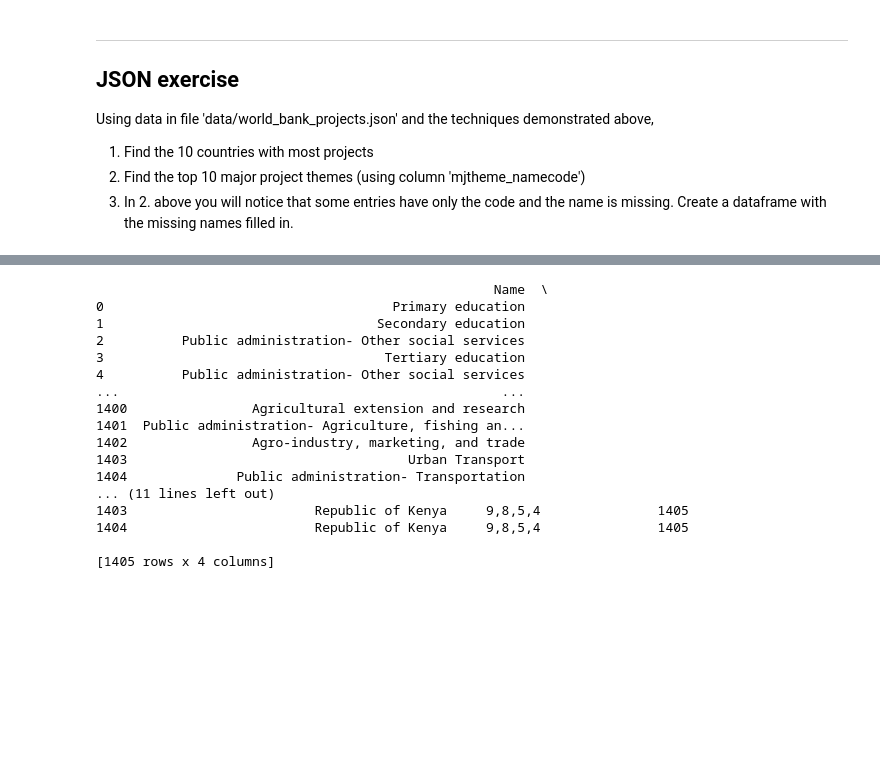
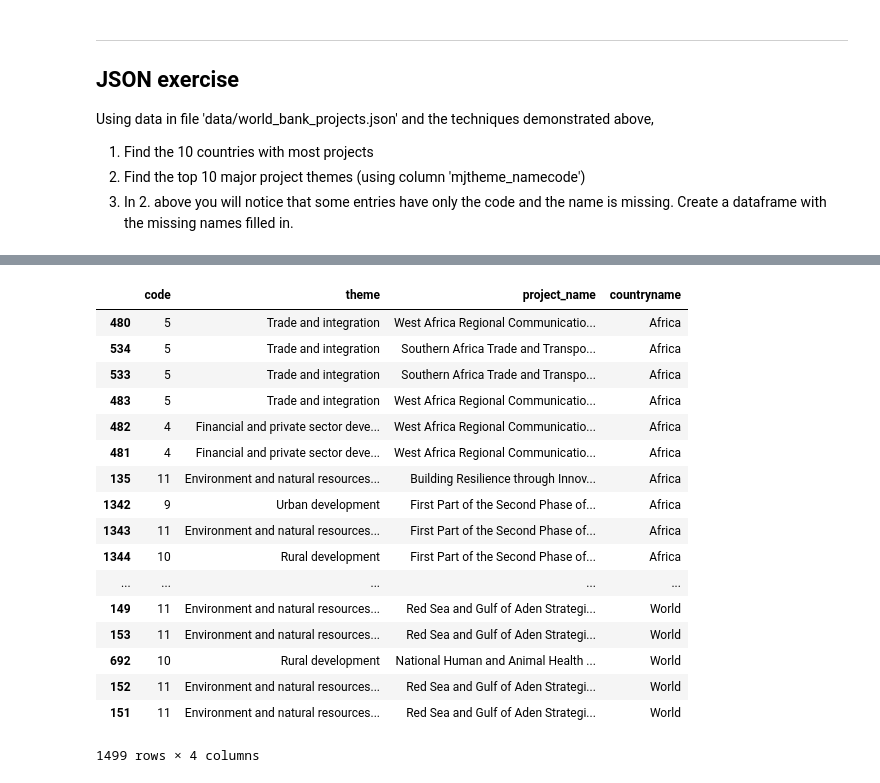
Before and after one commit to khtaho/Springboard, a Jupyter notebook: sliderule_dsi_json_exercise.ipynb, the cells around one changed output, grey strips where cells are left out. Saved outputs shown, nothing was run; the diff lists cells and outputs as text; code cells hidden in the pictures; blank space fills up the shorter version.

```diff
--- a/sliderule_dsi_json_exercise.ipynb
+++ b/sliderule_dsi_json_exercise.ipynb
@@ -121,0 +99,4 @@ sample_json_df
+# %%
+mini_data=json.load((open('data/world_bank_projects_less.json')))
+df_sample=json_normalize(mini_data, 'mjtheme_namecode',['project_name','countryname' ])
+df_sample
@@ -332,41 +119,0 @@ themecode
-# %%
-#themecode_string=df.mjthemecode.to_string()
-#themecode_list=themecode_string.split(',')
-
-def stringsplit(series1):
-    OutputVar0=df.series1.to_string().split(',')
-    OuputVar=OutputVar0[0]
-    return OutputVar
-
-themecode_list=df.mjthemecode.to_string().split(',')
-themecode01=themecode_list[0]
-
-#df['themecode1']=df['themecode_list']
-#df['themecode2']=themecode_list[1]
-#df['themecode3']=themecode_list[2]
-#df['themecode2']=df.mjthemecode.str[1]
-#df['themecode3']=df.mjthemecode.str[2]
-#df['themecode4']=df.mjthemecode.str[3]
-#df['themecode5']=df.mjthemecode.str[4]
-#df['themecode6']=df['mjthemecode'].apply(stringsplit)
-print(df)
-#print(themecode_list)
-#print(themecode01)
-# %% [output]
-                                                   Name  \
-0                                     Primary education
-1                                   Secondary education
-2          Public administration- Other social services
-3                                    Tertiary education
-4          Public administration- Other social services
-...                                                 ...
-1400                Agricultural extension and research
-1401  Public administration- Agriculture, fishing an...
-1402                Agro-industry, marketing, and trade
-1403                                    Urban Transport
-1404              Public administration- Transportation
-... (11 lines left out)
-1403                        Republic of Kenya     9,8,5,4               1405
-1404                        Republic of Kenya     9,8,5,4               1405
-
-[1405 rows x 4 columns]
@@ -377,0 +120,26 @@ print(df)
+# %%
+#create DataFrame from nested elements with desired columns using json_normalized
+df = pd.DataFrame.from_dict(json_normalize(data2,'mjtheme_namecode',['project_name','countryname']))
+df.columns = ['code', 'theme', 'project_name', 'countryname']
+df = df.sort_values(by=['countryname'])
+type(df)
+df
+# %% [output]
+|  | code | theme | project_name | countryname |
+| 480 | 5 | Trade and integration | West Africa Regional Communicatio... | Africa |
+| 534 | 5 | Trade and integration | Southern Africa Trade and Transpo... | Africa |
+| 533 | 5 | Trade and integration | Southern Africa Trade and Transpo... | Africa |
+| 483 | 5 | Trade and integration | West Africa Regional Communicatio... | Africa |
+| 482 | 4 | Financial and private sector deve... | West Africa Regional Communicatio... | Africa |
+| 481 | 4 | Financial and private sector deve... | West Africa Regional Communicatio... | Africa |
+| 135 | 11 | Environment and natural resources... | Building Resilience through Innov... | Africa |
+| 1342 | 9 | Urban development | First Part of the Second Phase of... | Africa |
+| 1343 | 11 | Environment and natural resources... | First Part of the Second Phase of... | Africa |
+| 1344 | 10 | Rural development | First Part of the Second Phase of... | Africa |
+| ... | ... | ... | ... | ... |
+| 149 | 11 | Environment and natural resources... | Red Sea and Gulf of Aden Strategi... | World |
+| 153 | 11 | Environment and natural resources... | Red Sea and Gulf of Aden Strategi... | World |
+| 692 | 10 | Rural development | National Human and Animal Health ... | World |
+| 152 | 11 | Environment and natural resources... | Red Sea and Gulf of Aden Strategi... | World |
+| 151 | 11 | Environment and natural resources... | Red Sea and Gulf of Aden Strategi... | World |
+1499 rows × 4 columns
```
Also changed, not shown: parts of 26 cells of this notebook.
